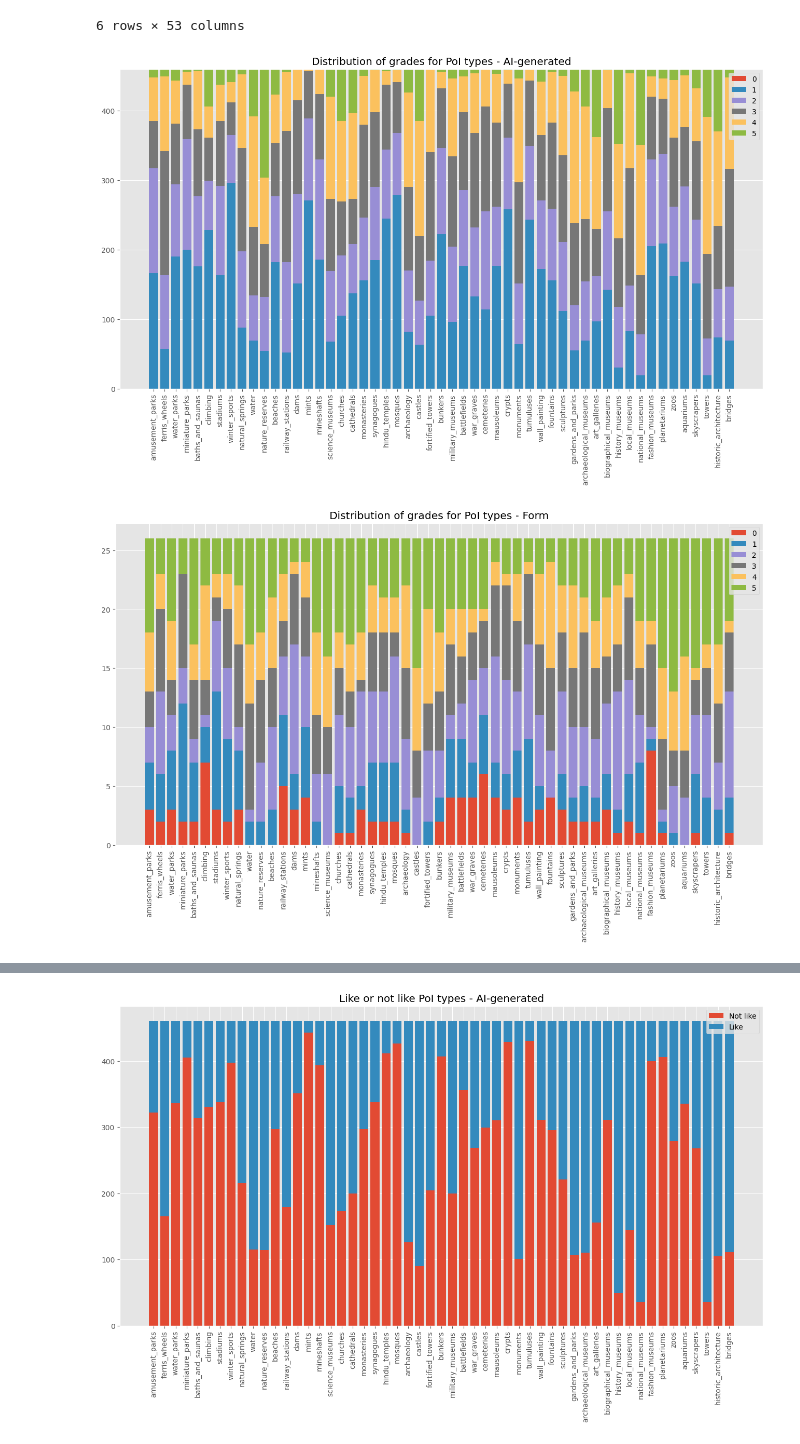
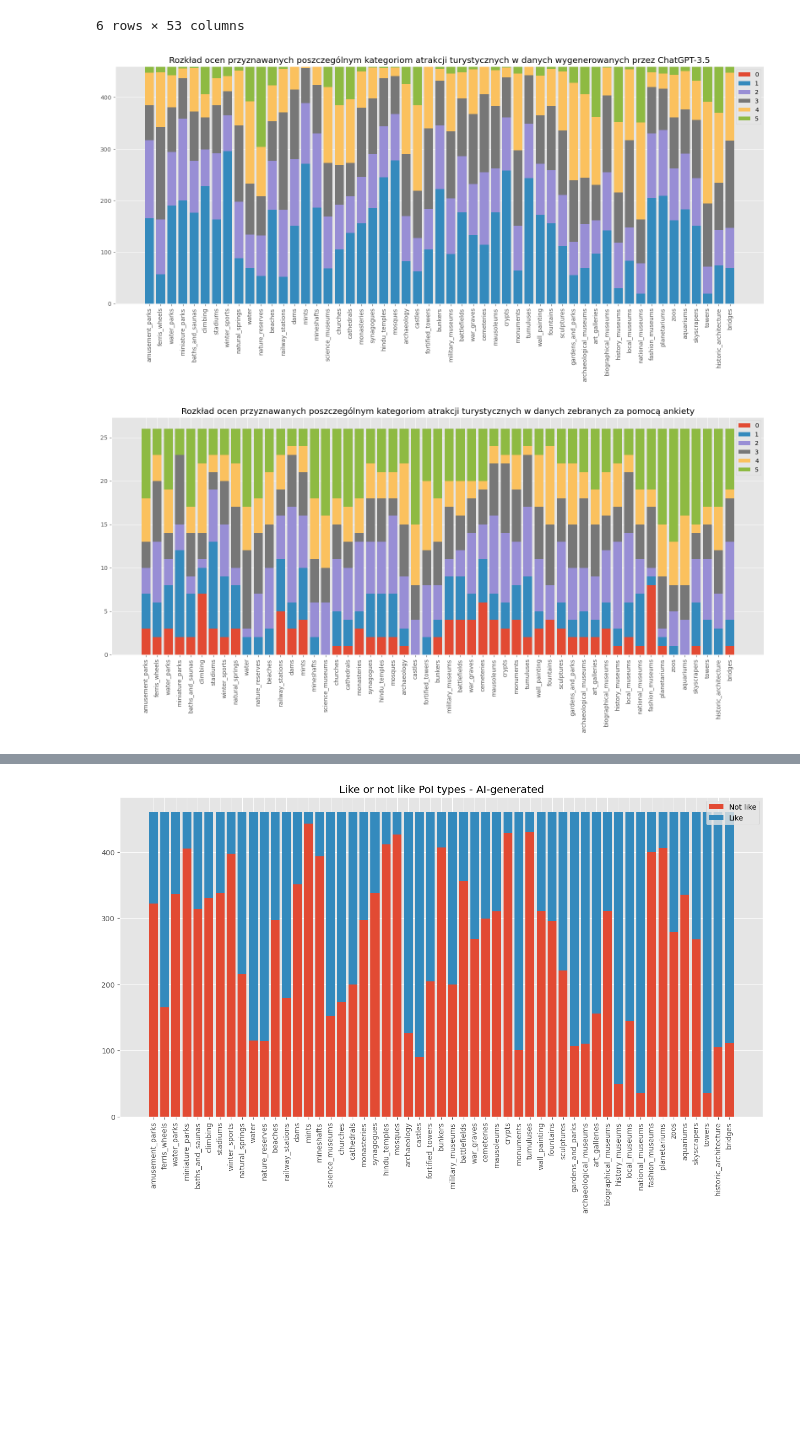
Before and after one commit to AndrzejStarzyk/WiBIT, a Jupyter notebook: text-operations/notebooks/eda.ipynb, the cells around one changed output, grey strips where cells are left out. Cells and saved outputs as stored; diff of their text form; code cells hidden in the pictures; blank space fills up the shorter version.

```diff
--- a/text-operations/notebooks/eda.ipynb
+++ b/text-operations/notebooks/eda.ipynb
@@ -89,16 +146,20 @@ value_counts_chat_df
 # %%
 plt.figure(figsize=(16, 8))
 plt.bar(categories, value_counts_chat_df.iloc[0], label=0)
 
 for i in range(1, 6):
   plt.bar(categories, value_counts_chat_df.iloc[i], bottom=value_counts_chat_df.iloc[:i].sum(), label=i)
 
-plt.title('Distribution of grades for PoI types - AI-generated')
+plt.title('Rozkład ocen przyznawanych poszczególnym kategoriom atrakcji turystycznych w danych wygenerowanych przez ChatGPT-3.5')
 plt.legend(loc='upper right')
 plt.xticks(rotation='vertical')
+
+
+plt.tight_layout(pad=1)
+plt.savefig('imgs/img10.png')
 plt.show()
 # %% [output]
-[figure, old version]
+[figure, new version]
 # %%
 value_counts_form_df = form_df[categories].apply(pd.value_counts).fillna(0)
 
@@ -108,12 +169,14 @@ plt.bar(categories, value_counts_form_df.iloc[0], label=0)
 for i in range(1, 6):
   plt.bar(categories, value_counts_form_df.iloc[i], bottom=value_counts_form_df.iloc[:i].sum(), label=i)
 
-plt.title('Distribution of grades for PoI types - Form')
+plt.title('Rozkład ocen przyznawanych poszczególnym kategoriom atrakcji turystycznych w danych zebranych za pomocą ankiety')
 plt.legend(loc='upper right')
 plt.xticks(rotation='vertical')
+plt.tight_layout(pad=1)
+plt.savefig('imgs/img11.png')
 plt.show()
 # %% [output]
-[figure, old version]
+[figure, new version]
 # %%
 grades_num_chat = value_counts_chat_df.sum(axis=1)
 
```
Also changed, not shown: parts of 16 cells of this notebook, 11 other files.
